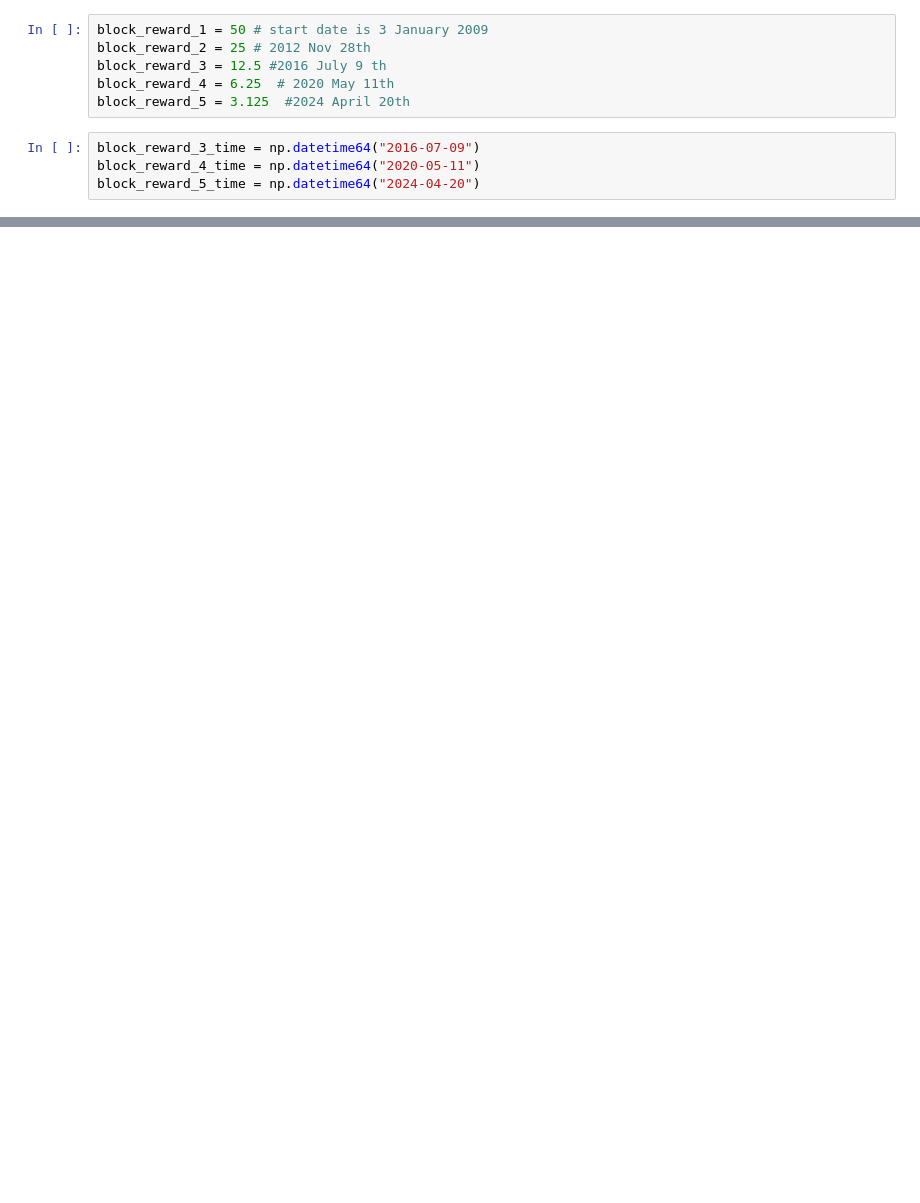
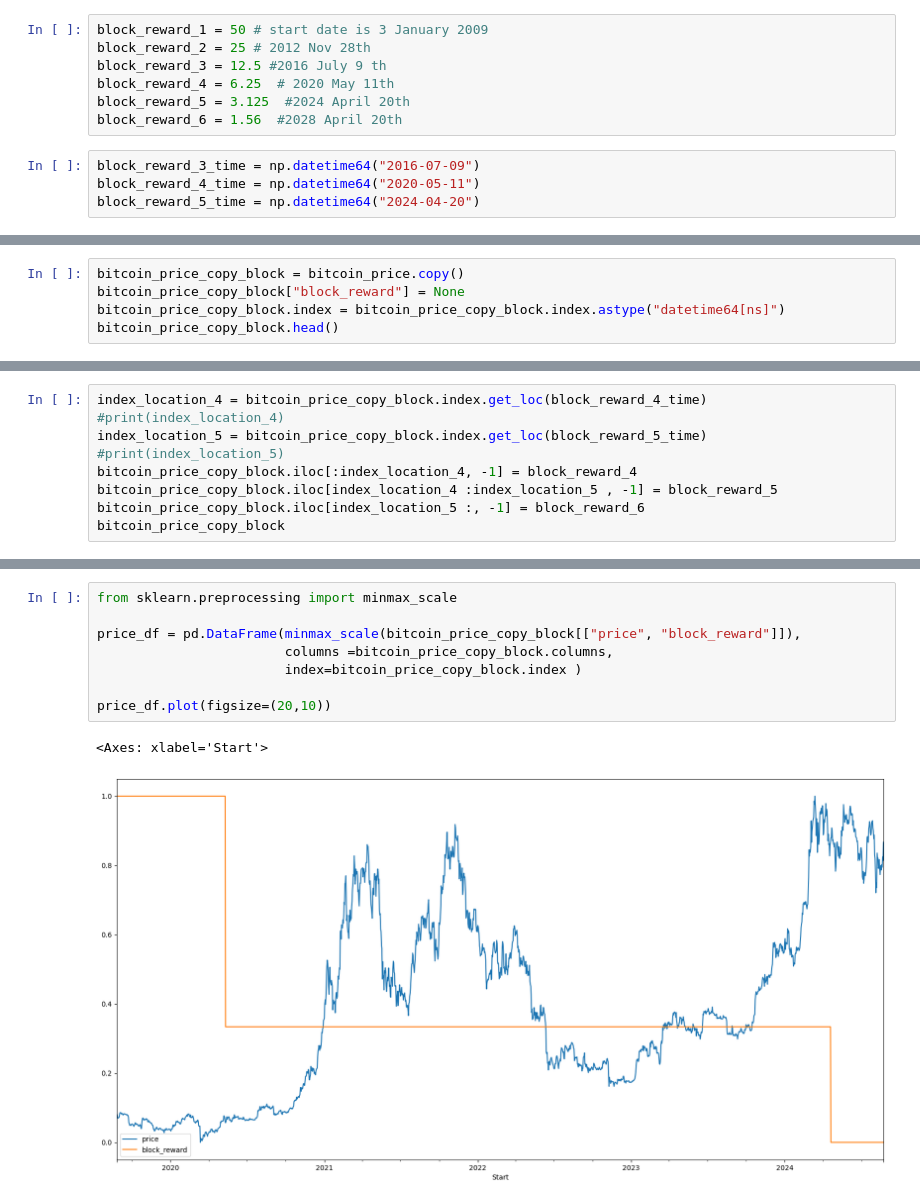
Before and after one commit to fahriyegrl/bitcoin_predict_time_series_tensorflow, a Jupyter notebook: bitcoin_prediction_time_series_forecasting_tensorflow.ipynb, the cells around one changed output, grey strips where cells are left out. Cells and saved outputs as stored; diff of their text form; blank space fills up the shorter version.

```diff
--- a/bitcoin_prediction_time_series_forecasting_tensorflow.ipynb
+++ b/bitcoin_prediction_time_series_forecasting_tensorflow.ipynb
@@ -1055,6 +1036,7 @@ block_reward_2 = 25 # 2012 Nov 28th
 block_reward_3 = 12.5 #2016 July 9 th
 block_reward_4 = 6.25  # 2020 May 11th
 block_reward_5 = 3.125  #2024 April 20th
+block_reward_6 = 1.56  #2028 April 20th
 # %%
 block_reward_3_time = np.datetime64("2016-07-09")
 block_reward_4_time = np.datetime64("2020-05-11")
@@ -1061,0 +1064,5 @@ block_reward_5_time = np.datetime64("2024-04-20")
+# %%
+bitcoin_price_copy_block = bitcoin_price.copy()
+bitcoin_price_copy_block["block_reward"] = None
+bitcoin_price_copy_block.index = bitcoin_price_copy_block.index.astype("datetime64[ns]")
+bitcoin_price_copy_block.head()
@@ -1061,0 +1077,9 @@ block_reward_5_time = np.datetime64("2024-04-20")
+# %%
+index_location_4 = bitcoin_price_copy_block.index.get_loc(block_reward_4_time)
+#print(index_location_4)
+index_location_5 = bitcoin_price_copy_block.index.get_loc(block_reward_5_time)
+#print(index_location_5)
+bitcoin_price_copy_block.iloc[:index_location_4, -1] = block_reward_4
+bitcoin_price_copy_block.iloc[index_location_4 :index_location_5 , -1] = block_reward_5
+bitcoin_price_copy_block.iloc[index_location_5 :, -1] = block_reward_6
+bitcoin_price_copy_block
@@ -1061,0 +1101,11 @@ block_reward_5_time = np.datetime64("2024-04-20")
+# %%
+from sklearn.preprocessing import minmax_scale
+
+price_df = pd.DataFrame(minmax_scale(bitcoin_price_copy_block[["price", "block_reward"]]),
+                        columns =bitcoin_price_copy_block.columns,
+                        index=bitcoin_price_copy_block.index )
+
+price_df.plot(figsize=(20,10))
+# %% [output]
+<Axes: xlabel='Start'>
+[figure, added]
```
Also changed, not shown: parts of 83 cells of this notebook.
